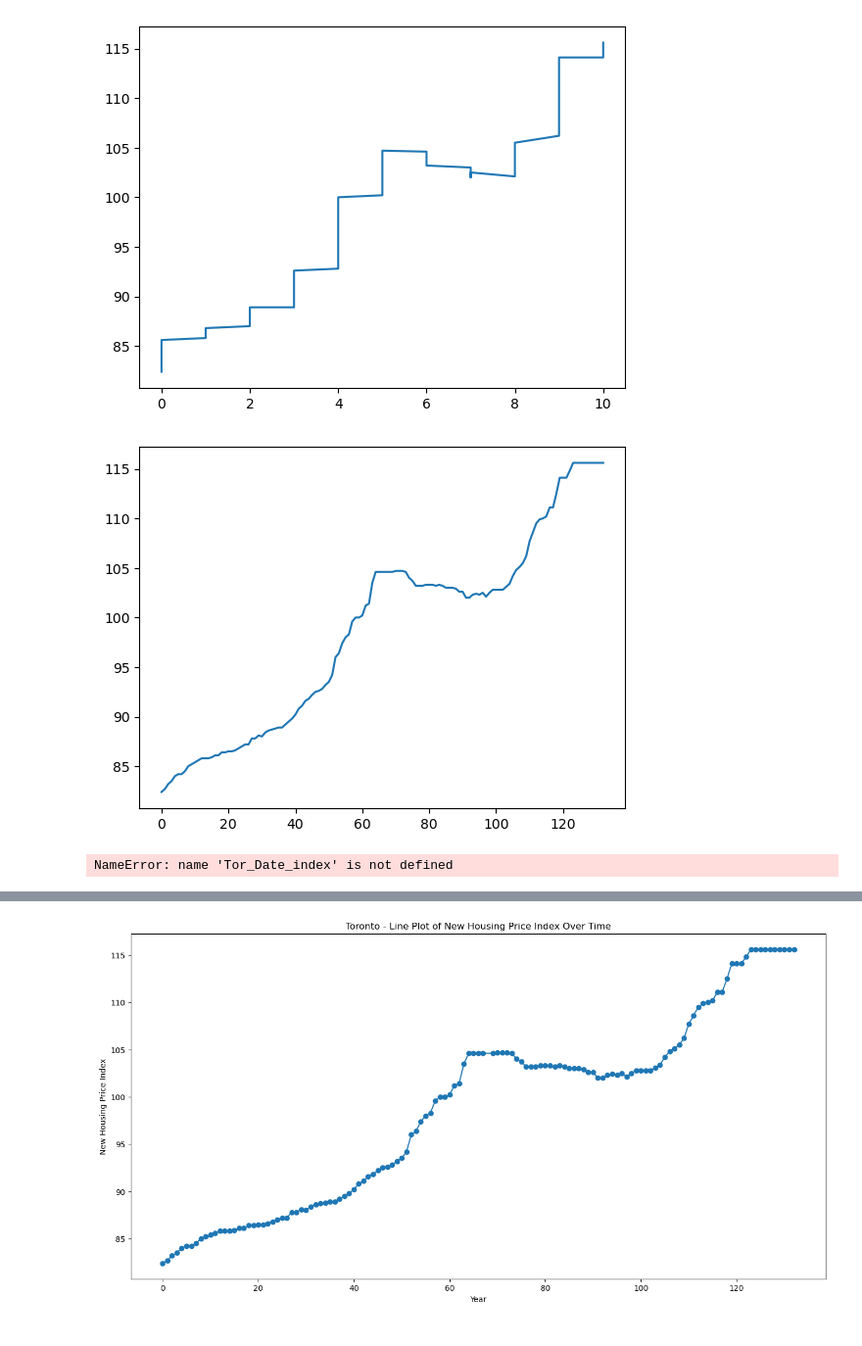
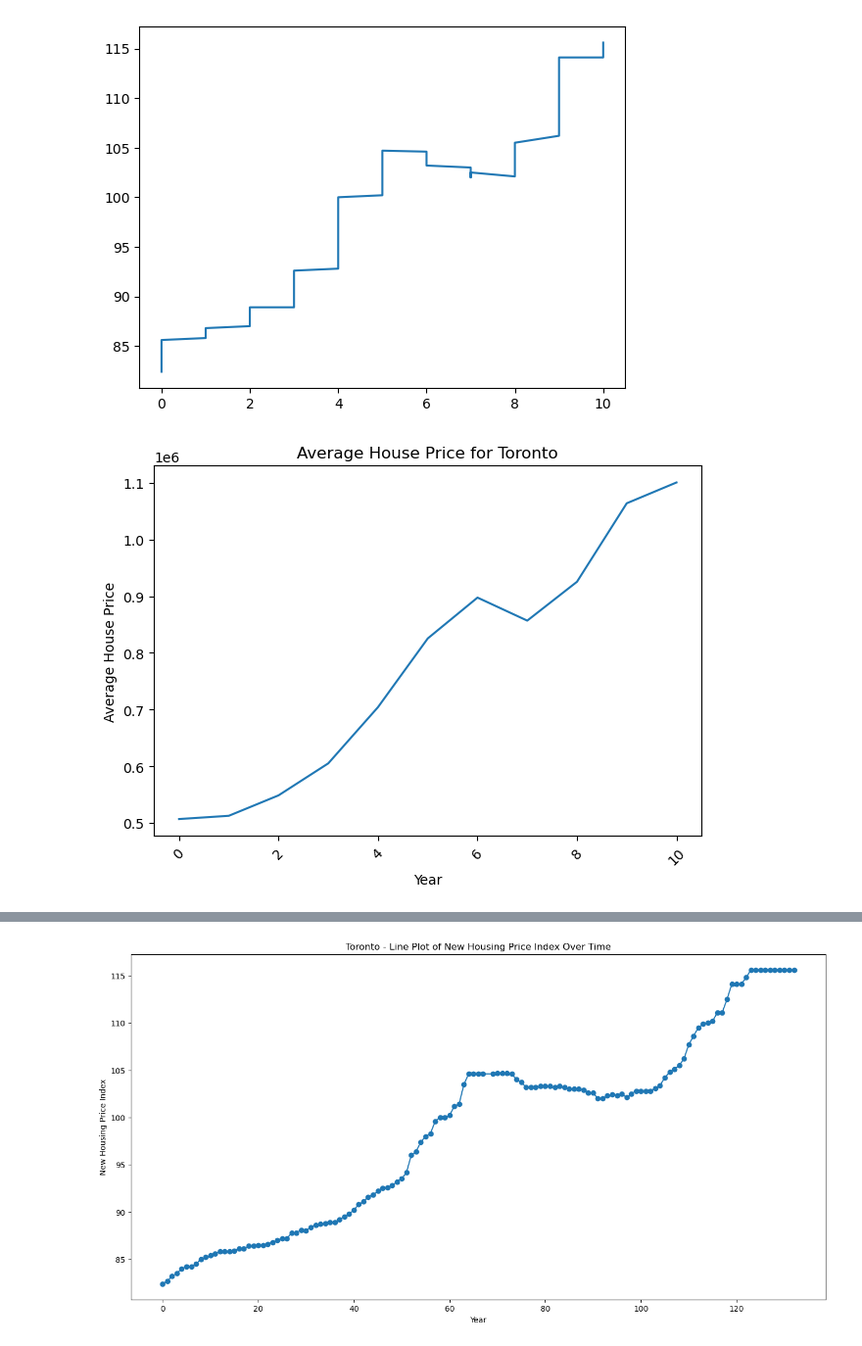
Before and after one commit to Ao-27/Project1_Group1_HousingMarket, a Jupyter notebook: group1_housing_solution.ipynb, the cells around one changed output, grey strips where cells are left out. Shown at 98% size. Saved outputs shown, nothing was run; the diff lists cells and outputs as text; code cells hidden in the pictures.

Commit message:
Code correction
Corrected code, added, plots, remove comments, overall clean up

```diff
--- a/group1_housing_solution.ipynb
+++ b/group1_housing_solution.ipynb
@@ -1022,18 +1020,27 @@ StatsCan_Toronto_Plot = plt.plot(
 # %% [output]
 [figure]
 # %%
+# Convert "date_diff_years" to integer type (if not already)
+Inner_to_Final_City_Filtered_DF["date_diff_months"] = pd.to_numeric(Inner_to_Final_City_Filtered_DF["date_diff_months"], errors="coerce")
+
+# Group the data by "date_diff_years" and calculate the average house price for each year
+average_house_prices = Inner_to_Final_City_Filtered_DF.groupby("date_diff_years")["Avg_HousePrice"].mean()
+
+# Plot the data for Toronto
 StatsCan_Toronto_Plot2 = plt.plot(
-   Inner_to_Final_City_Filtered_DF.loc[(Inner_to_Final_City_Filtered_DF["UOM"]=="Index, 201612=100") & (Inner_to_Final_City_Filtered_DF["NewHousePrice_Index_Type"]=="Total (house and land)") & (Inner_to_Final_City_Filtered_DF["City_Region"]=="Toronto"),'date_diff_months' ]  # "Year"]
-     ,
-     Inner_to_Final_City_Filtered_DF.loc[(Inner_to_Final_City_Filtered_DF["UOM"]=="Index, 201612=100") & (Inner_to_Final_City_Filtered_DF["City_Region"]=="Toronto"),"VALUE"])
+    average_house_prices.index,  # Years on the x-axis
+    average_house_prices.values  # Average house prices on the y-axis
+)
+
+# Add labels and title
+plt.xlabel("Year")
+plt.ylabel("Average House Price")
+plt.title("Average House Price for Toronto")
+plt.xticks(rotation=45)  # Rotate x-axis labels for better visibility
+plt.tight_layout()  # Adjust layout to prevent overlapping labels
+plt.show()
 
 #Simpler approach taken using URL => https://realpython.com/pandas-plot-python/
 #Very code heavy and likely not as dynamic as expected to plot all 3 lines together.
 # %% [output]
-[figure, old version]
+[figure, new version]
-# %%
-Tor_Date_Index =Inner_to_Final_City_Filtered_DF.loc[(Inner_to_Final_City_Filtered_DF["City_Region"]=="Toronto"), "DATE"]#  Inner_to_Final_City_Filtered_DF['DATE']
-Tor_dates = [dt.datetime.strptime(d,'%Y-%m-%d %H:%M:%S').time() for d in Tor_Date_index]
-x = [dt.datetime.strptime(d,'%Y-%m-%d %H:%M:%S').time() for d in dates]
-# %% [output]
-NameError: name 'Tor_Date_index' is not defined
```
Also changed, not shown: parts of 15 cells of this notebook, 4 other files.
